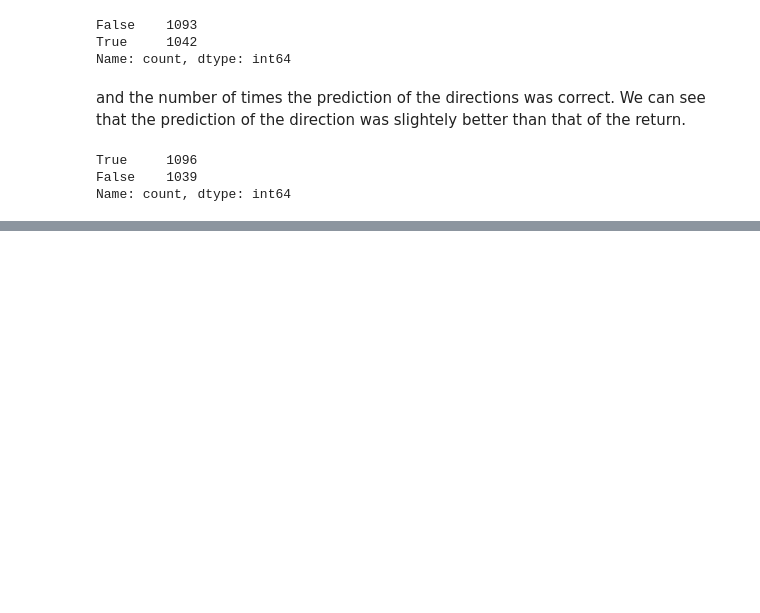
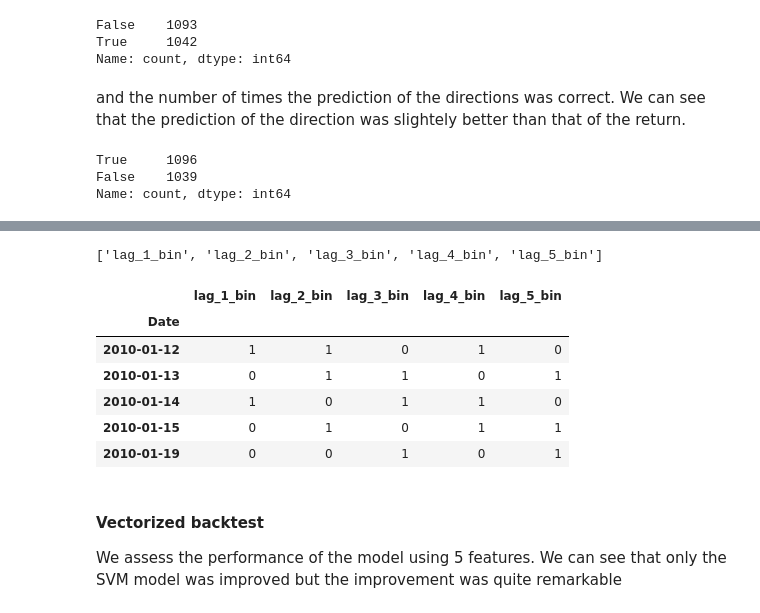
Before and after one commit to luigiselmi/finstat, a Jupyter notebook: hilpisch/ch15_trading_strategies.ipynb, the cells around one changed output, grey strips where cells are left out. Drawn from its saved outputs; the diff is of its cells as text; code cells hidden in the pictures; blank space fills up the shorter version.

```diff
--- a/hilpisch/ch15_trading_strategies.ipynb
+++ b/hilpisch/ch15_trading_strategies.ipynb
@@ -455,0 +675,3 @@ data[['returns', 'strat_returns', 'strat_directions']].cumsum().apply(np.exp).pl
+# %%
+data = pd.DataFrame(raw[symbol])
+data.head()
@@ -455,0 +686,5 @@ data[['returns', 'strat_returns', 'strat_directions']].cumsum().apply(np.exp).pl
+# %%
+data['returns'] = np.log(data / data.shift(1))
+# %%
+data['direction'] = np.sign(data['returns'])
+data.head()
@@ -455,0 +699,4 @@ data[['returns', 'strat_returns', 'strat_directions']].cumsum().apply(np.exp).pl
+# %%
+lags = 5
+create_lags(data, lags)
+data.dropna(inplace=True)
@@ -455,0 +705,14 @@ data[['returns', 'strat_returns', 'strat_directions']].cumsum().apply(np.exp).pl
+# %%
+cols_bin
+# %% [output]
+['lag_1_bin', 'lag_2_bin', 'lag_3_bin', 'lag_4_bin', 'lag_5_bin']
+# %%
+data[cols_bin].head()
+# %% [output]
+|  | lag_1_bin | lag_2_bin | lag_3_bin | lag_4_bin | lag_5_bin |
+| Date |  |  |  |  |  |
+| 2010-01-12 | 1 | 1 | 0 | 1 | 0 |
+| 2010-01-13 | 0 | 1 | 1 | 0 | 1 |
+| 2010-01-14 | 1 | 0 | 1 | 1 | 0 |
+| 2010-01-15 | 0 | 1 | 0 | 1 | 1 |
+| 2010-01-19 | 0 | 0 | 1 | 0 | 1 |
@@ -455,0 +725,3 @@ data[['returns', 'strat_returns', 'strat_directions']].cumsum().apply(np.exp).pl
+# %% [markdown]
+#### Vectorized backtest
+We assess the performance of the model using 5 features. We can see that only the SVM model was improved but the improvement was quite remarkable
```
Also changed, not shown: parts of 81 cells of this notebook.
